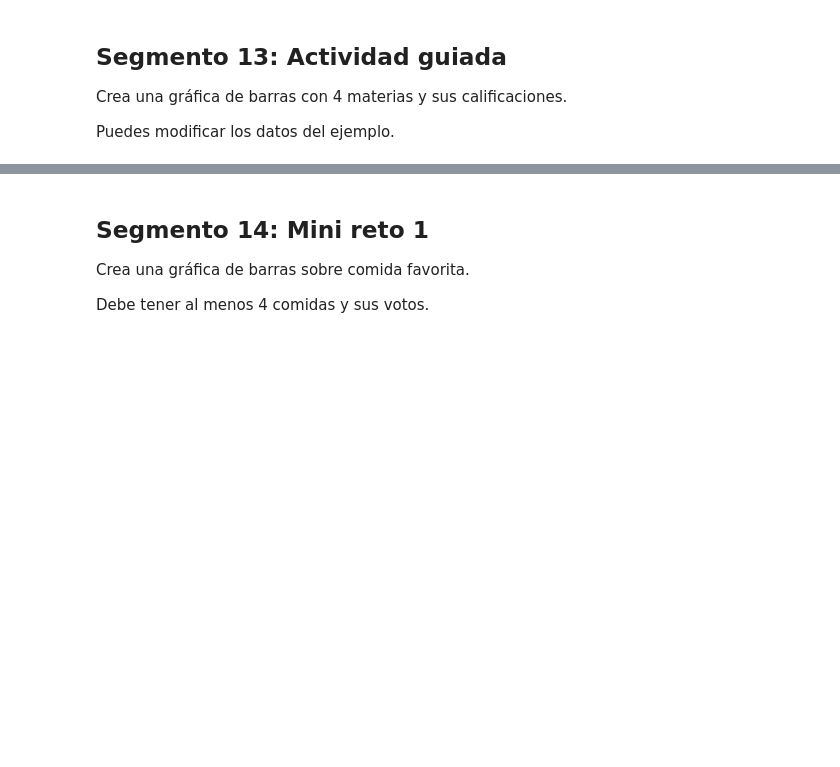
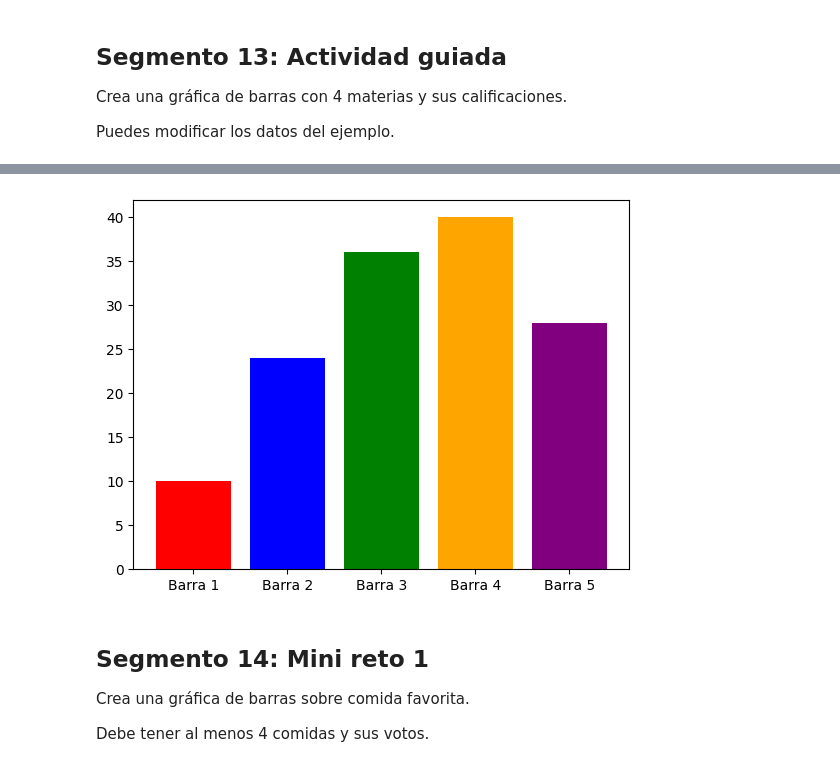
Before and after one commit to IngJoel0/Python-Course, a Jupyter notebook: 06_Graficas_y_datos_visuales.ipynb, the cells around one changed output, grey strips where cells are left out. Cells and saved outputs as stored; diff of their text form; code cells hidden in the pictures; blank space fills up the shorter version.

```diff
--- a/06_Graficas_y_datos_visuales.ipynb
+++ b/06_Graficas_y_datos_visuales.ipynb
@@ -305,3 +342,20 @@ plt.show()
+# %%
+import matplotlib.pyplot as plt
+
+# Datos de ejemplo
+barras = ['Barra 1', 'Barra 2', 'Barra 3', 'Barra 4', 'Barra 5']
+valores = [10, 24, 36, 40, 28]
+
+# Lista de colores para cada barra
+colores = ['red', 'blue', 'green', 'orange', 'purple']
+
+# Crear el gráfico de barras asignando los colores
+plt.bar(barras, valores, color=colores)
+
+# Mostrar el gráfico en pantalla
+plt.show()
+# %% [output]
+[figure, added]
 # %% [markdown]
 ## Segmento 14: Mini reto 1
 
```
Also changed, not shown: parts of 25 cells of this notebook, 2 other files.
